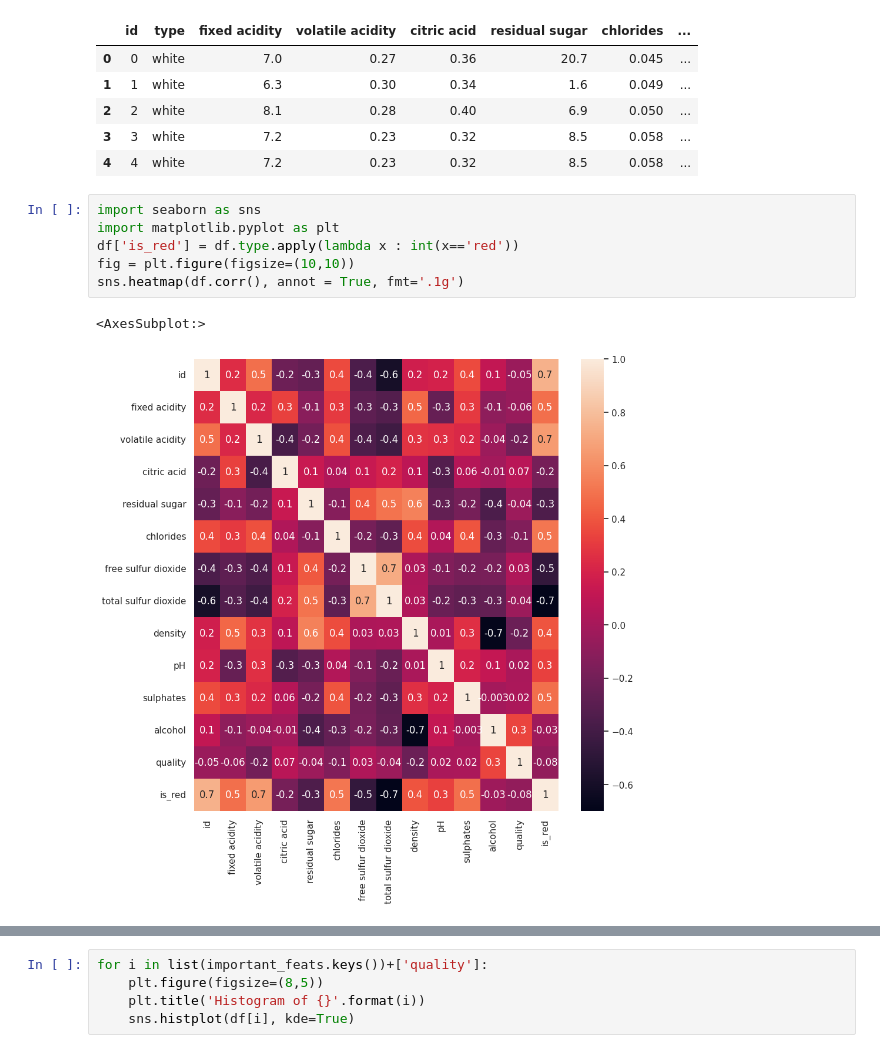
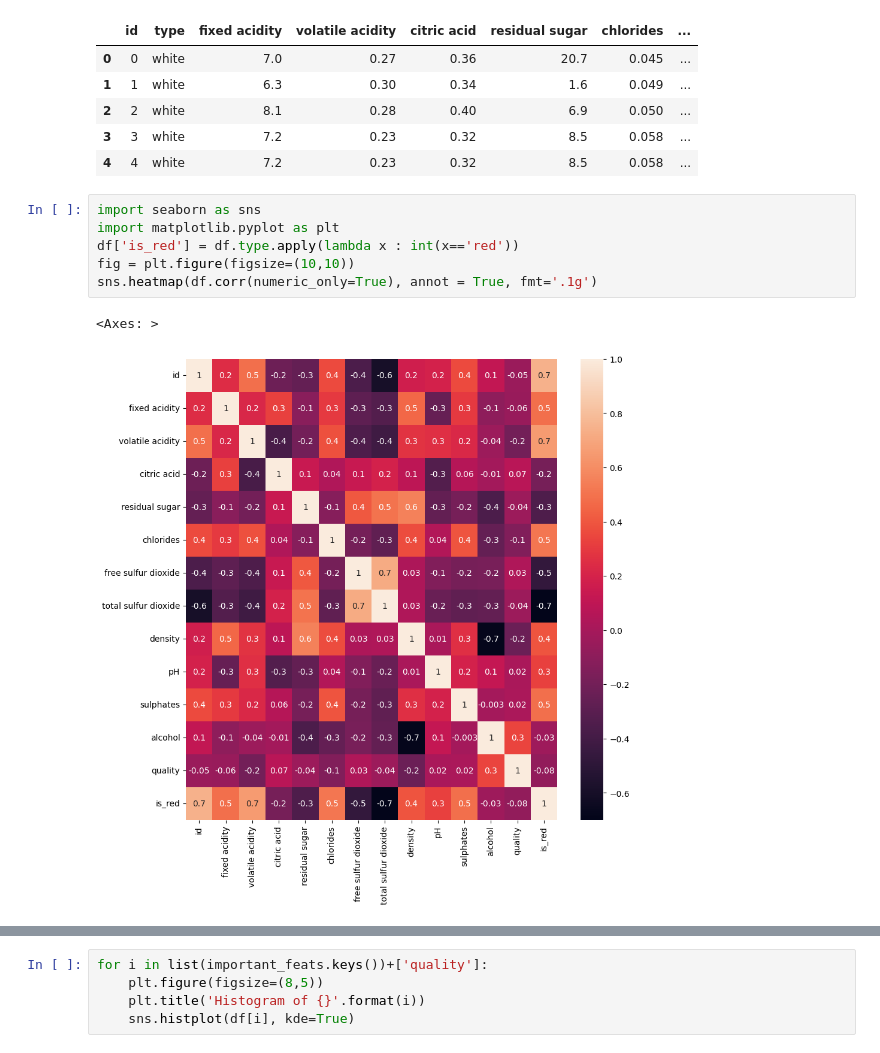
Before and after one commit to ddl-jim-whalen/MLOps-Best-Practices, a Jupyter notebook: EDA_Code.ipynb, the cells around one changed output, grey strips where cells are left out. Drawn from its saved outputs; the diff is of its cells as text.

```diff
--- a/EDA_Code.ipynb
+++ b/EDA_Code.ipynb
@@ -35,10 +41,10 @@ df.head()
 # %%
 import seaborn as sns
 import matplotlib.pyplot as plt
 df['is_red'] = df.type.apply(lambda x : int(x=='red'))
 fig = plt.figure(figsize=(10,10))
-sns.heatmap(df.corr(), annot = True, fmt='.1g')
+sns.heatmap(df.corr(numeric_only=True), annot = True, fmt='.1g')
 # %% [output]
-<AxesSubplot:>
+<Axes: >
-[figure, old version]
+[figure, new version]
 # %%
```
Also changed, not shown: parts of 4 cells of this notebook.
